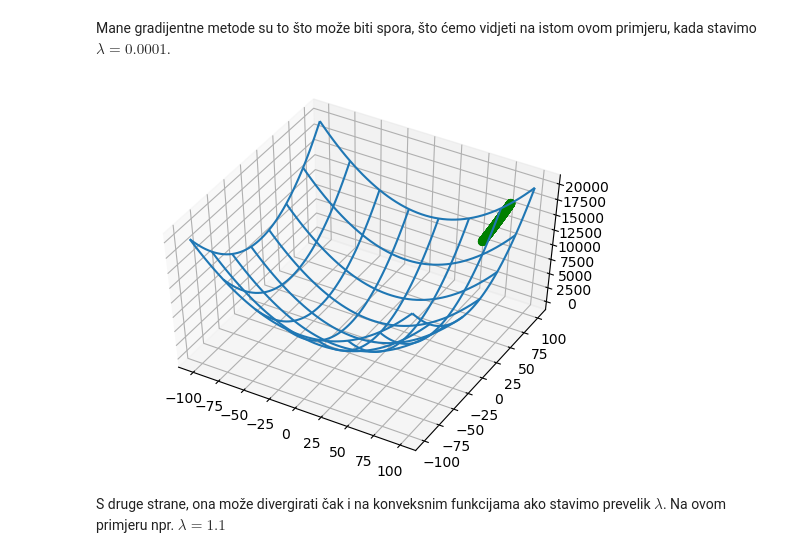
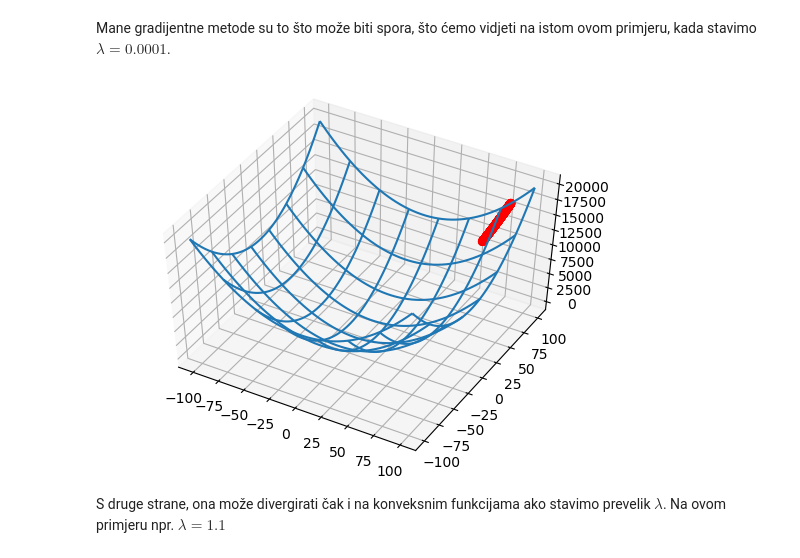
Before and after one commit to valental/MS, a Jupyter notebook: ekstremi_funkcija.ipynb, the cells around one changed output. Saved outputs shown, nothing was run; the diff lists cells and outputs as text; code cells hidden in the pictures.

```diff
--- a/ekstremi_funkcija.ipynb
+++ b/ekstremi_funkcija.ipynb
@@ -346,36 +346,35 @@ Mane gradijentne metode su to što može biti spora, što ćemo vidjeti na istom
 # %%
 x,y = sp.symbols('x y')
 
 def f(x,y):
     return x**2 + y**2
 
 fsp = f(x,y)
 
-aproks, history = grad_met2D(fsp, [x,y], 0.0001, [80,100])
+aproks, history = grad_met(fsp, [x,y], 0.0001, [80,100])
 
 for el in history:
-    el.extend([f(el[0],el[1])])
+    el.extend([ f(el[0],el[1]) ])
 
 X = []
 Y = []
 Z = []
 for el in history:
     X.extend([el[0]])
     Y.extend([el[1]])
     Z.extend([el[2]])
 
 %matplotlib agg
 fig = plt.figure()
 ax = fig.add_subplot(1, 1, 1, projection='3d')
 x, y = np.meshgrid(np.linspace(-100, 100), np.linspace(-100, 100))
 z = f(x,y)
 ax.plot_wireframe(x, y, z, rstride=7, cstride=7, zorder=-100)
-ax.scatter(X, Y, Z, s=30, c='g', zorder=1000000)
-#ax.view_init(elev=30,azim=200)
+ax.scatter(X, Y, Z, s=30, c='r', zorder=1000000)
 ax.view_init(elev=50)
 fig
 # %% [output]
-[figure, old version]
+[figure, new version]
 # %% [markdown]
 S druge strane, ona može divergirati čak i na konveksnim funkcijama ako stavimo prevelik $\lambda$. Na ovom primjeru npr. $\lambda = 1.1$
 # %%
```
Also changed, not shown: parts of 13 cells of this notebook.
